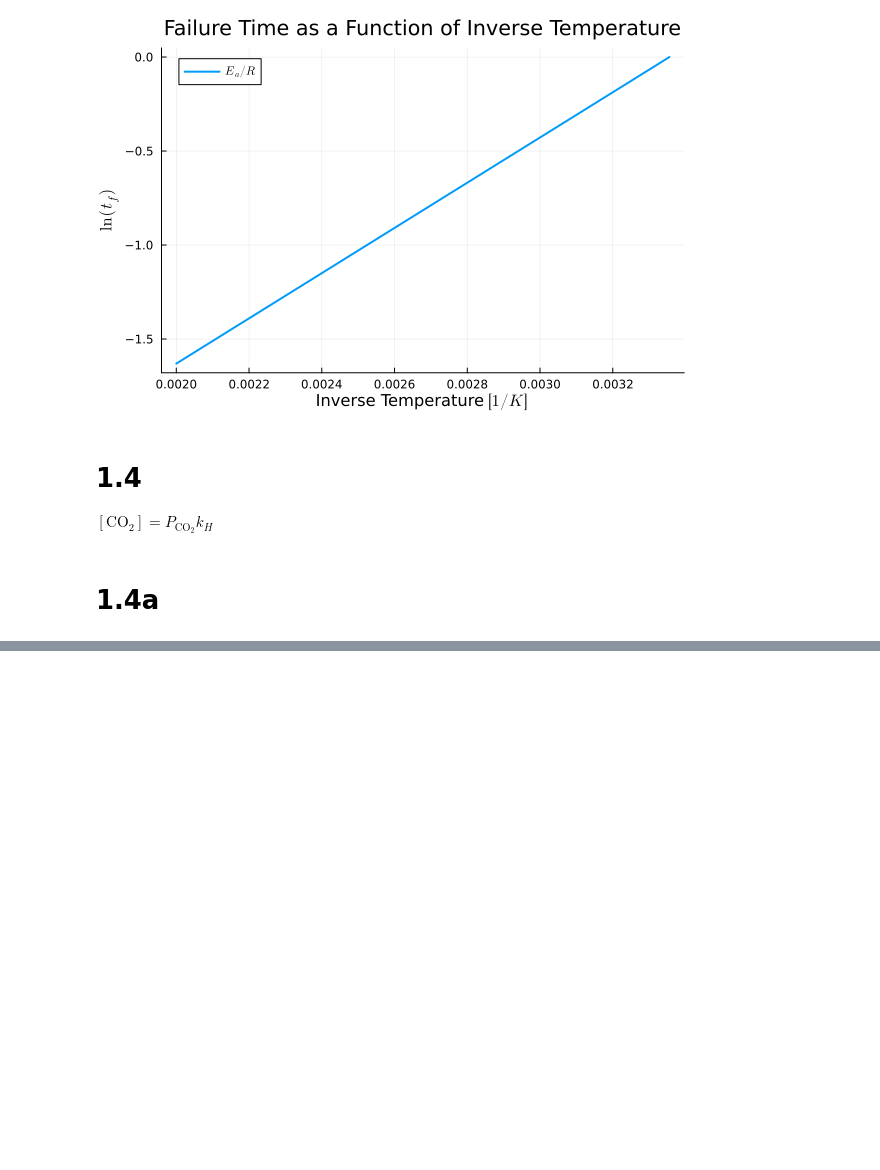
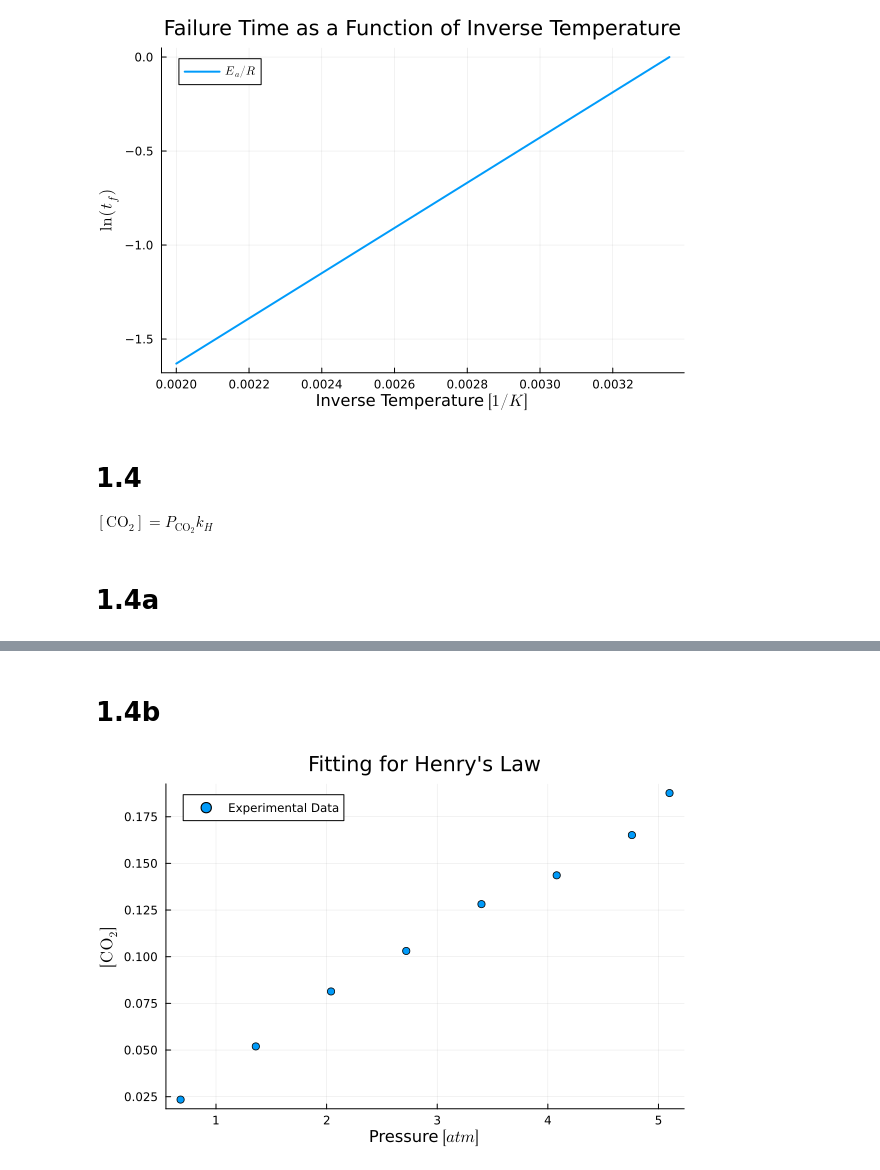
Before and after one commit to SGA68/CHEM5501-Advanced-Topics-in-Physical-Chemistry, a Jupyter notebook: Problem Sets/S.Arnold_Problem_Set_1.ipynb, the cells around one changed output, grey strips where cells are left out. Drawn from its saved outputs; the diff is of its cells as text; code cells hidden in the pictures; blank space fills up the shorter version.

```diff
--- a/Problem Sets/S.Arnold_Problem_Set_1.ipynb
+++ b/Problem Sets/S.Arnold_Problem_Set_1.ipynb
@@ -46,7 +46,9 @@ $[\text{CO}_2] = P_{\text{CO}_2} k_H$
 using CSV
 using DataFrames
 
-df = CSV.read("CHEM5501-Advanced-Topics-in-Physical-Chemistry\\Problem Sets\\data_henrys.txt", DataFrame, delim='\t')
+file_path = joinpath(@__DIR__, "data_henrys.txt") # Gets around some error with my file tree even though I was using relative paths
+
+df = CSV.read(file_path, DataFrame, delim=' ')
 
 print(df)
 # %% [output]
@@ -53,0 +67,17 @@ ArgumentError: ArgumentError: "CHEM5501-Advanced-Topics-in-Physical-Chemistry\Pr
+# %% [markdown]
+# 1.4b
+# %%
+using Plots
+
+gr()
+
+scatter(
+    df[!, "P[atm]"],
+    df[!, "C[M]"],
+    title="Fitting for Henry's Law",
+    label="Experimental Data",
+    xlabel=raw"Pressure $[atm]$",
+    ylabel=raw"$[\mathrm{CO}_2]$"
+)
+# %% [output]
+[figure, added]
```
Also changed, not shown: parts of 6 cells of this notebook.
